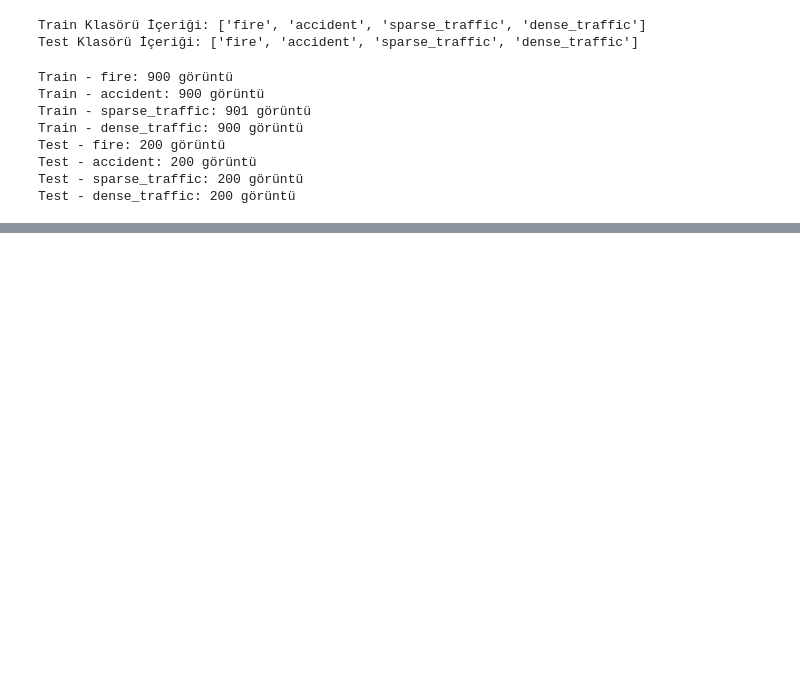
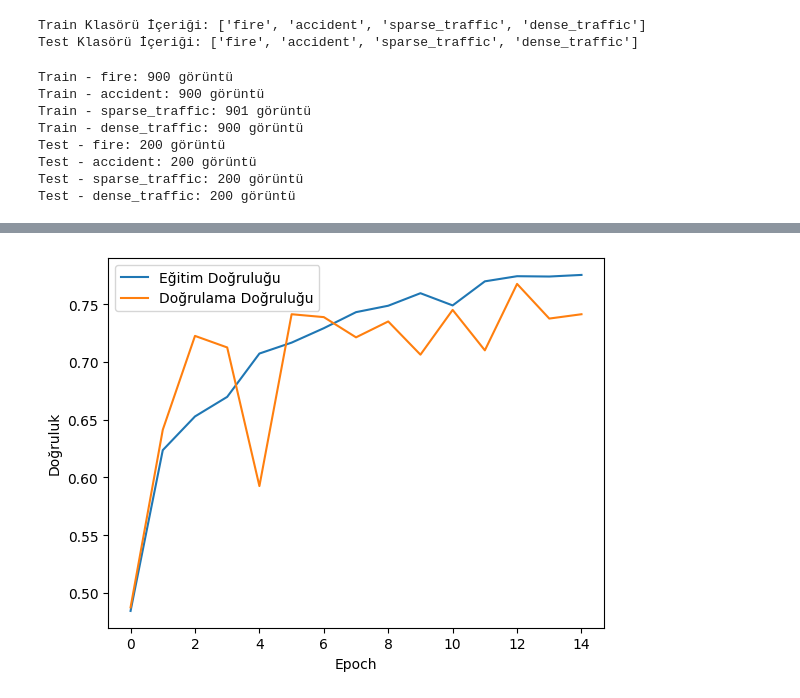
Before and after one commit to snmkrhn/Kuantum-Destekli-Drone-ile-Trafik-Kazas-Analizi-ve-Acil-M-dahale, a Jupyter notebook: kaza_analizi.ipynb, the cells around one changed output, grey strips where cells are left out. Cells and saved outputs as stored; diff of their text form; code cells hidden in the pictures; blank space fills up the shorter version.

```diff
--- a/kaza_analizi.ipynb
+++ b/kaza_analizi.ipynb
@@ -238,0 +179,89 @@ Etiket Sayısı: 0
+# %%
+import tensorflow as tf
+from tensorflow.keras.preprocessing.image import ImageDataGenerator
+import matplotlib.pyplot as plt
+
+# 📂 Veri dizinlerini belirleme
+base_dir = "trafficnet_dataset_v1/trafficnet_dataset_v1"
+train_dir = f"{base_dir}/train"
+test_dir = f"{base_dir}/test"
+
+# 🎨 Veri artırma (Data Augmentation) - Overfitting'i önlemek için
+train_datagen = ImageDataGenerator(
+    rescale=1./255,
+    rotation_range=30,  # Görüntüyü 30 dereceye kadar döndürebilir
+    width_shift_range=0.2,
+    height_shift_range=0.2,
+    shear_range=0.2,
+    zoom_range=0.2,
+    horizontal_flip=True,
+    fill_mode='nearest'
+)
+
+test_datagen = ImageDataGenerator(rescale=1./255)  # Test verisini sadece ölçeklendiriyoruz
+
+# 🏋️‍♂️ Veri setlerini yükleme
+train_generator = train_datagen.flow_from_directory(
+    train_dir,
+    target_size=(128, 128),
+    batch_size=32,
+    class_mode='categorical'  # Çok sınıflı (4 sınıf: fire, accident, sparse_traffic, dense_traffic)
+)
+
+test_generator = test_datagen.flow_from_directory(
+    test_dir,
+    target_size=(128, 128),
+    batch_size=32,
+    class_mode='categorical'
+)
+
+# 📌 CNN Modeli Tanımlama
+model = tf.keras.Sequential([
+    tf.keras.layers.Conv2D(32, (3,3), activation='relu', input_shape=(128, 128, 3)),
+    tf.keras.layers.MaxPooling2D(2,2),
+
+    tf.keras.layers.Conv2D(64, (3,3), activation='relu'),
+    tf.keras.layers.MaxPooling2D(2,2),
+
+    tf.keras.layers.Conv2D(128, (3,3), activation='relu'),
+    tf.keras.layers.MaxPooling2D(2,2),
+
+    tf.keras.layers.Flatten(),
+    tf.keras.layers.Dense(128, activation='relu'),
+    tf.keras.layers.Dropout(0.5),  # Overfitting'i önlemek için Dropout eklendi
+    tf.keras.layers.Dense(4, activation='softmax')  # 4 sınıf için softmax kullanıyoruz
+])
+
+# 🛠️ Modeli Derleme
+model.compile(
+    optimizer='adam',
+    loss='categorical_crossentropy',
+    metrics=['accuracy']
+)
+
+# 📊 Modeli Eğitme
+history = model.fit(
+    train_generator,
+    epochs=15,  # Daha fazla epoch ile eğitiyoruz
+    validation_data=test_generator
+)
+
+# 📈 Modelin Eğitim ve Doğrulama Başarımlarını Görselleştirme
+plt.plot(history.history['accuracy'], label='Eğitim Doğruluğu')
+plt.plot(history.history['val_accuracy'], label='Doğrulama Doğruluğu')
+plt.xlabel('Epoch')
+plt.ylabel('Doğruluk')
+plt.legend()
+plt.show()
+
+# 📉 Modelin Kayıp Grafiği
+plt.plot(history.history['loss'], label='Eğitim Kaybı')
+plt.plot(history.history['val_loss'], label='Doğrulama Kaybı')
+plt.xlabel('Epoch')
+plt.ylabel('Kayıp')
+plt.legend()
+plt.show()
+
+# 🎯 Modeli Kaydetme (Sonradan Kullanmak İçin)
+model.save("trafficnet_cnn_model.h5")
+# %% [output]
@@ -238,0 +285 @@ Etiket Sayısı: 0
+[figure, added]
```
Also changed, not shown: parts of 11 cells of this notebook.
